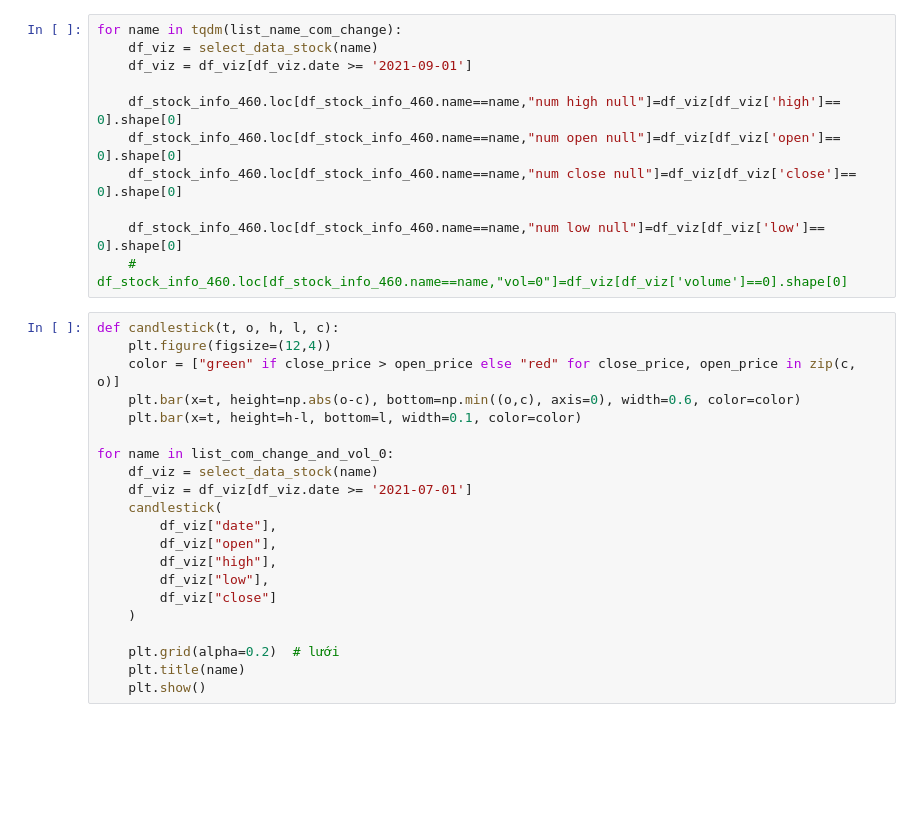
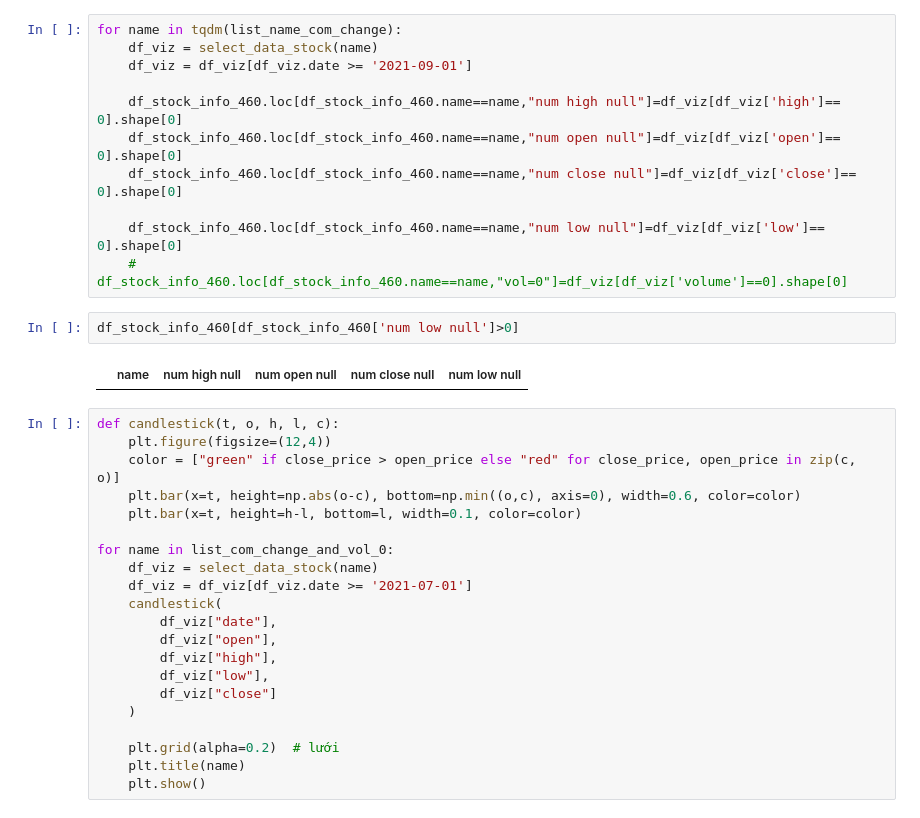
Before and after one commit to longpt233/stock-trace, a Jupyter notebook: ETL_filter_00/EDA_Stock.ipynb, the cells around one changed output. Cells and saved outputs as stored; diff of their text form; blank space fills up the shorter version.

```diff
--- a/ETL_filter_00/EDA_Stock.ipynb
+++ b/ETL_filter_00/EDA_Stock.ipynb
@@ -323,6 +323,10 @@ for name in tqdm(list_name_com_change):
 
     df_stock_info_460.loc[df_stock_info_460.name==name,"num low null"]=df_viz[df_viz['low']== 0].shape[0]
     # df_stock_info_460.loc[df_stock_info_460.name==name,"vol=0"]=df_viz[df_viz['volume']==0].shape[0]
+# %%
+df_stock_info_460[df_stock_info_460['num low null']>0]
+# %% [output]
+|  | name | num high null | num open null | num close null | num low null |
 # %%
 def candlestick(t, o, h, l, c):
     plt.figure(figsize=(12,4))
```
Also changed, not shown: 2 other files.
